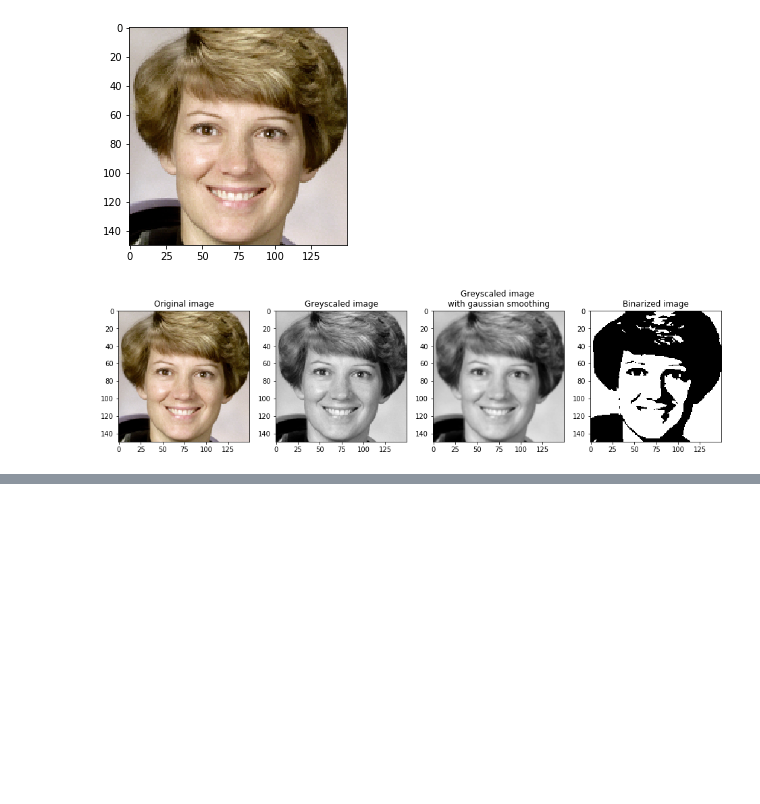
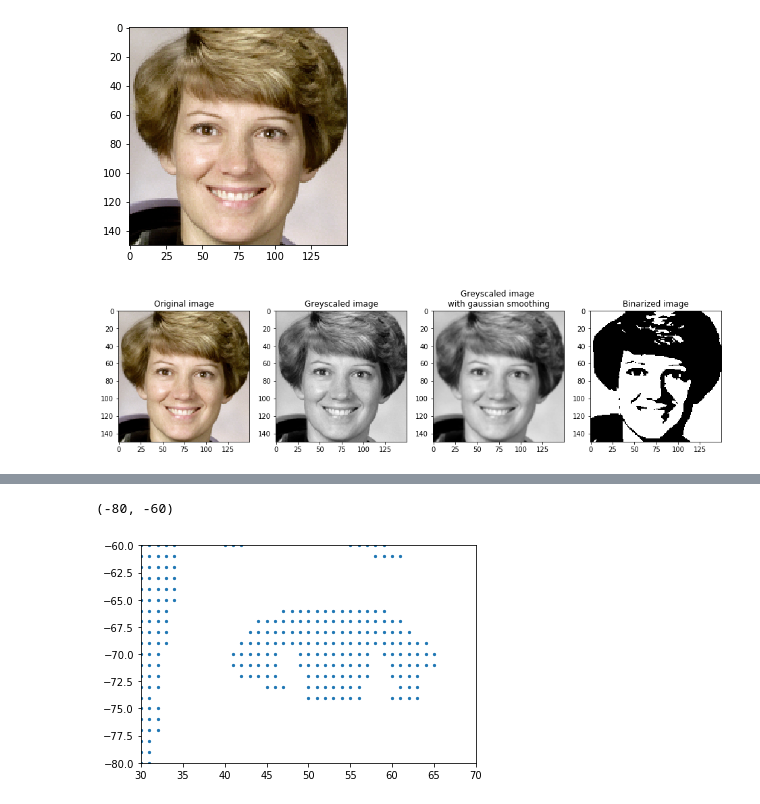
Before and after one commit to itdxer/neupy, a Jupyter notebook: notebooks/growing-neural-gas/Making Art with Growing Neural Gas.ipynb, the cells around one changed output, grey strips where cells are left out. Saved outputs shown, nothing was run; the diff lists cells and outputs as text; code cells hidden in the pictures; blank space fills up the shorter version.

```diff
--- a/notebooks/Making Art with Growing Neural Gas.ipynb
+++ b/notebooks/growing-neural-gas/Making Art with Growing Neural Gas.ipynb
@@ -73,3 +73,10 @@ Number of data points: 11,931
+# %%
+plt.scatter(*np.array(data).T / scale_factor, s=5, alpha=1);
+plt.xlim(30, 70)
+plt.ylim(-80, -60)
+# %% [output]
+(-80, -60)
+[figure, added]
 # %%
 from neupy import algorithms, environment
 
```
Also changed, not shown: parts of 3 cells of this notebook, 8 other files.
